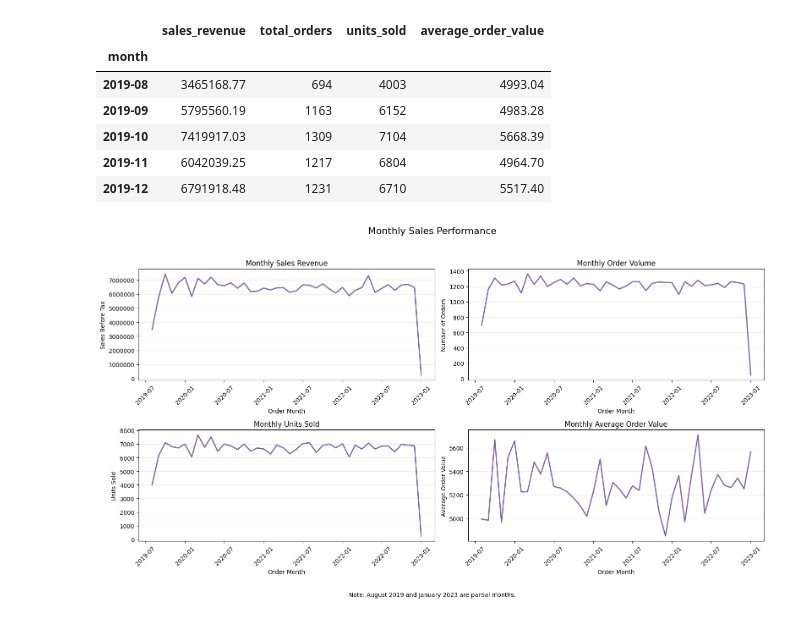
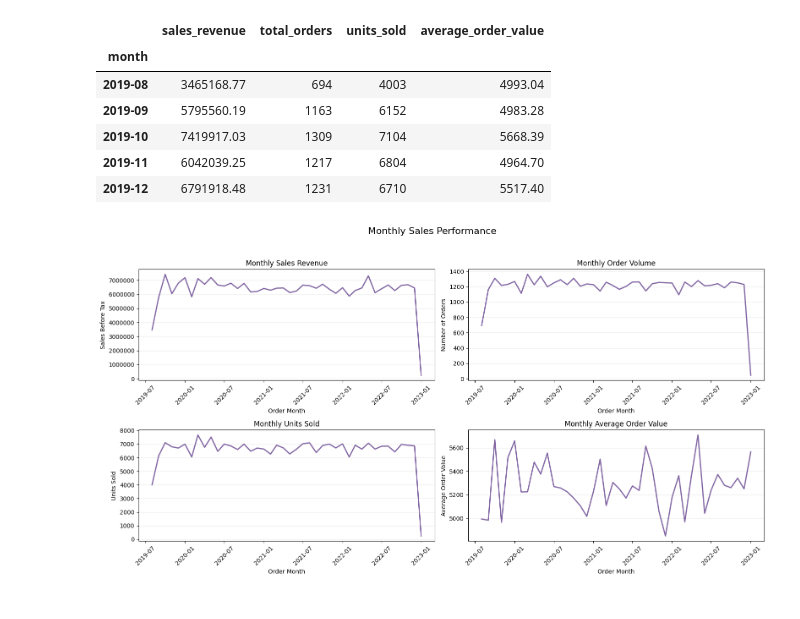
Before and after one commit to michellefengym-glitch/Market-Analysis, a Jupyter notebook: Capstone_Market_Analysis.ipynb, the cells around one changed output. Cells and saved outputs as stored; diff of their text form; code cells hidden in the pictures.

```diff
--- a/Capstone_Market_Analysis.ipynb
+++ b/Capstone_Market_Analysis.ipynb
@@ -975,37 +975,32 @@ metrics = [
     ("sales_revenue", "Monthly Sales Revenue", "Sales Before Tax"),
     ("total_orders", "Monthly Order Volume", "Number of Orders"),
     ("units_sold", "Monthly Units Sold", "Units Sold"),
     ("average_order_value", "Monthly Average Order Value", "Average Order Value")
 ]
 
 fig, axes = plt.subplots(2, 2, figsize=(16, 9))
 
 for ax, (column, title, ylabel) in zip(axes.flat, metrics):
     ax.plot(
         plot_dates,
         monthly_sales[column],
         color="#8064A2",
         linewidth=2
     )
 
     ax.set_title(title)
     ax.set_xlabel("Order Month")
     ax.set_ylabel(ylabel)
     ax.tick_params(axis="x", rotation=45)
     ax.ticklabel_format(axis="y", style="plain")
     ax.grid(axis="y", alpha=0.25)
 
 fig.suptitle("Monthly Sales Performance", fontsize=16)
 
-fig.text(
-    0.5, 0.01,
-    "Note: August 2019 and January 2023 are partial months.",
-    ha="center",
-    fontsize=10,
 
-)
+
 
 plt.tight_layout(rect=[0, 0.05, 1, 0.95])
 plt.show()
 # %% [output]
-[figure, old version]
+[figure, new version]
```
Also changed, not shown: parts of 1 cell of this notebook.
